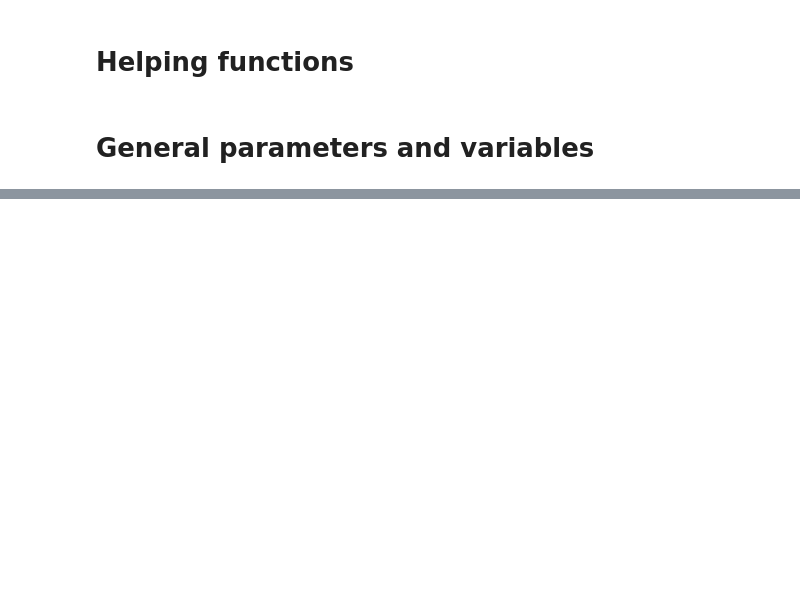
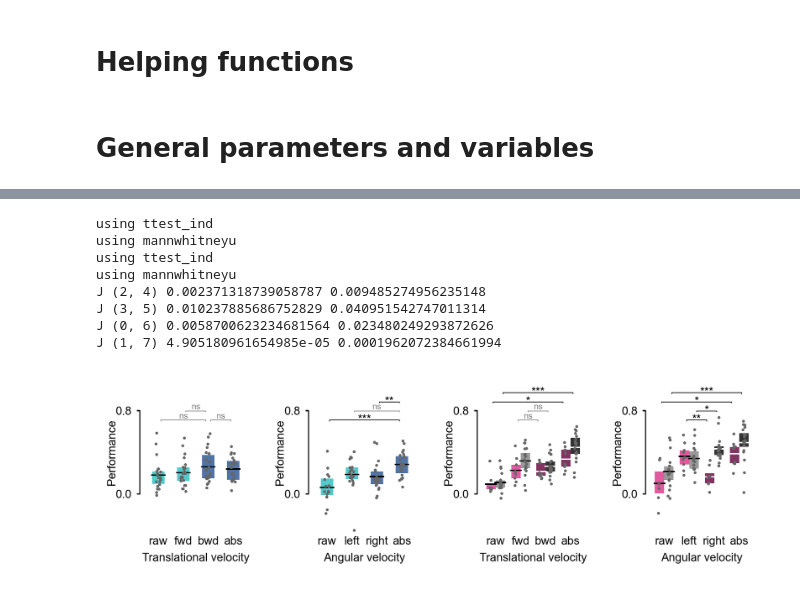
Before and after one commit to adpala/mdn_dm_glms, a Jupyter notebook: src/plots.ipynb, the cells around one changed output, grey strips where cells are left out. Drawn from its saved outputs; the diff is of its cells as text; code cells hidden in the pictures; blank space fills up the shorter version.

```diff
--- a/src/plots.ipynb
+++ b/src/plots.ipynb
@@ -1975,0 +486,70 @@ The palette list has fewer values (1) than needed (4) and will cycle, which may
+# %%
+# load table of model performances (generated by analysis.ipynb)
+df_plot = pd.read_pickle(f'{datefolder}/df_GLM_results.pkl')
+df_plot.loc[df_plot.DN == 'imposter','DN'] = 'DopaMeander'
+df_plot = df_plot[~((df_plot.DN == 'DopaMeander') & (df_plot.DN_side == 'undefined'))].copy().reset_index(drop=True)
+
+# plot parameters
+pairs_tested_list = [[(0,2),(2,3),(1,2)], [(0,3),(1,3),(2,3)], [(2,4),(3,5),(0,6),(1,7)], [(2,4),(3,5),(0,6),(1,7)]]
+hlevels_list = [[0,0,1], [0,1,2], [0,1,2,3], [0,1,2,3]] # height for the p-value annotations
+panel_letters = ['D','F','H','J'] # panel letter for the printing of values during the for-loop
+ylims = [0,0.8]
+hspace = 0
+wspace = 0.5
+height_ratios = [1.375]
+width_ratios = [1.5+wspace/4, 1.5+wspace/4, 1.5+wspace/4, 1.5+wspace/4]
+gs_kw = dict(width_ratios=width_ratios, height_ratios=height_ratios, wspace=wspace, hspace=hspace)
+
+# Store p-values for table
+pv_df = pd.DataFrame(columns=['Group 1', 'Group 2', 'Panel','Test','p','p (bonf corrected)'])
+
+# plot
+fig,axes = plt.subplots(len(height_ratios),len(width_ratios),figsize=[(sum(width_ratios))*figsize_unit,(sum(height_ratios))*figsize_unit],dpi=300,layout='tight',gridspec_kw=gs_kw)
+
+# iterate per panel
+for iv, DN, veltype, xlabel, pairs_tested, hlevels in zip(range(4),["MDN","MDN","DopaMeander","DopaMeander"],['v_fwd','v_ang','v_fwd','v_ang'],['Translational velocity','Angular velocity','Translational velocity','Angular velocity'],pairs_tested_list,hlevels_list):
+    variables_list = [veltype, f'pos_{veltype}', f'neg_{veltype}', f'abs_{veltype}']
+
+    ax = axes[iv]
+    # distinct plot function and properties depending on neuron
+    if DN == 'DopaMeander':
+        stripcolor_palette = ["#D83288", "grey", "#D83288", "grey", "#630039", "k", "#630039", "k"]
+        boxcolor_palette = ["#D83288", "#D83288", "#630039", "#630039", "grey", "grey", "k", "k"]
+        _plot_bars_DM(ax, df_plot=df_plot, xlabel=xlabel, ylims=ylims, stripcolor_palette=['#666666'],boxcolor_palette=boxcolor_palette,alpha_stripplot=1)
+        grouped_data = [df_plot[(df_plot.DN_side == hue)&(df_plot.DN == DN)&(df_plot.varname == varname)&(~df_plot.pearsonr_score.isna())]['pearsonr_score'].tolist() for varname in variables_list for hue in ['left','right']]
+        data_xpos = np.asarray([-0.2,0.2,0.8,1.2,1.8,2.2,2.8,3.2])
+        hierarchy_shift = ylims[1]*0.11
+        pv_line_min = ylims[1]*0.9
+    elif DN == 'MDN':
+        df_plot = df_plot.reset_index(drop=True)
+        color_palette = MDN_colors
+        _plot_bars(ax, df_plot=df_plot, xlabel=xlabel, ylims=ylims, color_palette=color_palette,stripcolor_palette=['#666666'],alpha_stripplot=1)
+        grouped_data = [df_plot[(df_plot.DN == DN)&(df_plot.varname == varname)&(~df_plot.pearsonr_score.isna())]['pearsonr_score'].tolist() for varname in variables_list]
+        data_xpos = np.asarray([0,1,2,3])
+        hierarchy_shift = ylims[1]*0.11
+        pv_line_min = ylims[1]*0.85
+
+    # stats for the p-values and annotation in plot
+    p_array = np.asarray([compare_pair([grouped_data[igroup] for igroup in pair],verbose=True) for pair in pairs_tested])
+    corrected_p_array = p_array.shape[0]*p_array
+    for pair, ps, corrected_ps in zip(pairs_tested, p_array, corrected_p_array):
+        print(panel_letters[iv], pair, ps, corrected_ps)
+        pv_df = pd.concat((pv_df,pd.DataFrame([[pair[0], pair[1], panel_letters[iv], 'tbi', ps, corrected_ps]], columns=['Group 1', 'Group 2', 'Panel','Test','p','p (bonf corrected)'])))
+    add_pv_extra_explicit(corrected_p_array,grouped_data,data_xpos=data_xpos,pairs_tested=pairs_tested,hierarchy_levels=hlevels,hierarchy_shift=hierarchy_shift,pv_marker_width=ylims[1]*0.01,pv_line_min=0.7,ax=ax,numbers_fontsize=6,explicit_pvs=False,explicit_ns=False,asterisk_fontsize=8,ignore_ns=False,padding=0.1,line_lw=0.5)
+
+    # ticks, labels and limits
+    ax.spines['bottom'].set_visible(False)
+    ax.set_ylim([ylims[0]-0.15,ylims[1]+0.3])
+    ax.spines[['left']].set_bounds(ylims)
+    ax.set_xlim([-0.75,3.75])
+    ax.spines['bottom'].set_position(('outward', 15))
+    trans = mpl.transforms.blended_transform_factory(ax.transAxes, ax.transData)
+    ax.yaxis.set_label_coords(-0.2, (ylims[1]-ylims[0])/2,transform=trans)
+
+# Fix for overlapping/occluded points in the negative values
+for o in fig.findobj():
+    o.set_clip_on(False)
+
+plt.savefig(f'../fig/fig6_panelDFHJ_boxplots.pdf', transparent=False, bbox_inches='tight', dpi=300)
+plt.show()
+# %% [output]
@@ -1975,0 +584,9 @@ The palette list has fewer values (1) than needed (4) and will cycle, which may
+using ttest_ind
+using mannwhitneyu
+using ttest_ind
+using mannwhitneyu
+J (2, 4) 0.002371318739058787 0.009485274956235148
+J (3, 5) 0.010237885686752829 0.040951542747011314
+J (0, 6) 0.0058700623234681564 0.023480249293872626
+J (1, 7) 4.905180961654985e-05 0.0001962072384661994
+[figure, added]
```
Also changed, not shown: parts of 69 cells of this notebook, 10 other files.
